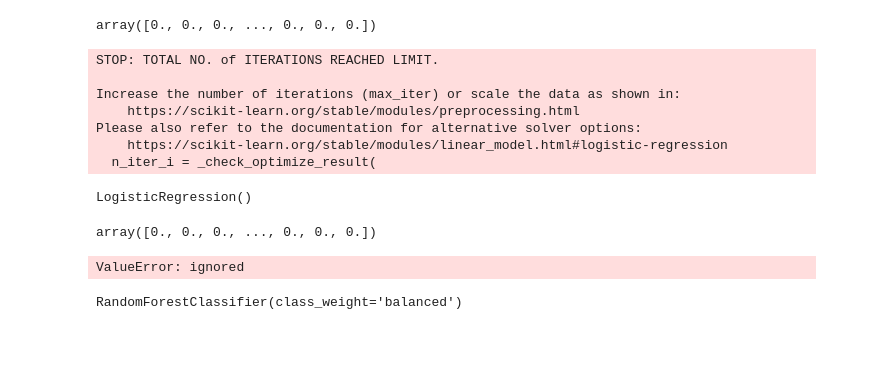
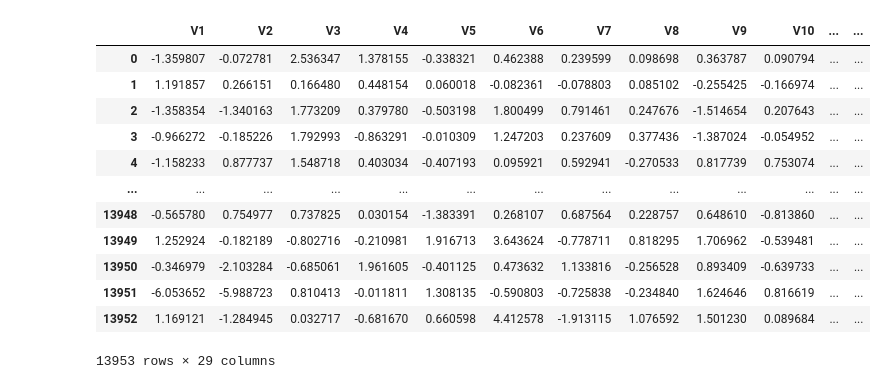
Before and after one commit to SahilMalavi/CODSOFT, a Jupyter notebook: Credit_card_fraud_detection.ipynb, the cells around one changed output. Drawn from its saved outputs; the diff is of its cells as text; code cells hidden in the pictures; blank space fills up the shorter version.

```diff
--- a/Credit_card_fraud_detection.ipynb
+++ b/Credit_card_fraud_detection.ipynb
@@ -81,9 +61,19 @@ data.shape
 # %%
 X=data.drop('Class',axis=1)
 y=data['Class']
 
-X=X.values
-y=y.values
-y
+X
 # %% [output]
+|  | V1 | V2 | V3 | V4 | V5 | V6 | V7 | V8 | V9 | V10 | ... | ... |
+| 0 | -1.359807 | -0.072781 | 2.536347 | 1.378155 | -0.338321 | 0.462388 | 0.239599 | 0.098698 | 0.363787 | 0.090794 | ... | ... |
+| 1 | 1.191857 | 0.266151 | 0.166480 | 0.448154 | 0.060018 | -0.082361 | -0.078803 | 0.085102 | -0.255425 | -0.166974 | ... | ... |
+| 2 | -1.358354 | -1.340163 | 1.773209 | 0.379780 | -0.503198 | 1.800499 | 0.791461 | 0.247676 | -1.514654 | 0.207643 | ... | ... |
+| 3 | -0.966272 | -0.185226 | 1.792993 | -0.863291 | -0.010309 | 1.247203 | 0.237609 | 0.377436 | -1.387024 | -0.054952 | ... | ... |
+| 4 | -1.158233 | 0.877737 | 1.548718 | 0.403034 | -0.407193 | 0.095921 | 0.592941 | -0.270533 | 0.817739 | 0.753074 | ... | ... |
+| ... | ... | ... | ... | ... | ... | ... | ... | ... | ... | ... | ... | ... |
+| 13948 | -0.565780 | 0.754977 | 0.737825 | 0.030154 | -1.383391 | 0.268107 | 0.687564 | 0.228757 | 0.648610 | -0.813860 | ... | ... |
+| 13949 | 1.252924 | -0.182189 | -0.802716 | -0.210981 | 1.916713 | 3.643624 | -0.778711 | 0.818295 | 1.706962 | -0.539481 | ... | ... |
+| 13950 | -0.346979 | -2.103284 | -0.685061 | 1.961605 | -0.401125 | 0.473632 | 1.133816 | -0.256528 | 0.893409 | -0.639733 | ... | ... |
+| 13951 | -6.053652 | -5.988723 | 0.810413 | -0.011811 | 1.308135 | -0.590803 | -0.725838 | -0.234840 | 1.624646 | 0.816619 | ... | ... |
+| 13952 | 1.169121 | -1.284945 | 0.032717 | -0.681670 | 0.660598 | 4.412578 | -1.913115 | 1.076592 | 1.501230 | 0.089684 | ... | ... |
-array([0., 0., 0., ..., 0., 0., 0.])
+13953 rows × 29 columns
@@ -94,29 +82,5 @@ X_train,X_test,y_train,y_test=train_test_split(X,y,test_size=0.2,random_state=42
 
 model=LogisticRegression()
 model.fit(X_train,y_train)
-# %% [output]
-STOP: TOTAL NO. of ITERATIONS REACHED LIMIT.
-
-Increase the number of iterations (max_iter) or scale the data as shown in:
-    https://scikit-learn.org/stable/modules/preprocessing.html
-Please also refer to the documentation for alternative solver options:
-    https://scikit-learn.org/stable/modules/linear_model.html#logistic-regression
-  n_iter_i = _check_optimize_result(
-LogisticRegression()
 # %%
 train_pred=model.predict(X_train)
-train_pred
-# %% [output]
-array([0., 0., 0., ..., 0., 0., 0.])
-# %%
-s=model.score(y_train,train_pred)
-s
-# %% [output]
-ValueError: ignored
-# %%
-from sklearn.ensemble import RandomForestClassifier
-rfc = RandomForestClassifier(class_weight='balanced')
-
-rfc.fit(X_train, y_train)
-# %% [output]
-RandomForestClassifier(class_weight='balanced')
```
Also changed, not shown: parts of 12 cells of this notebook.
